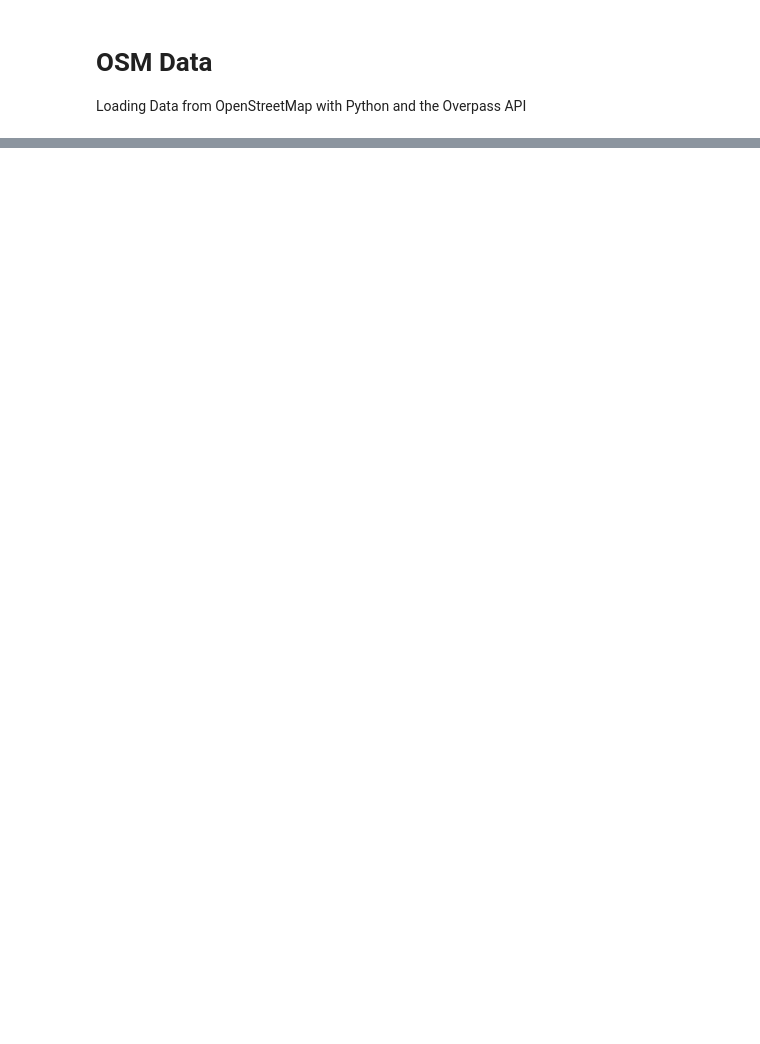
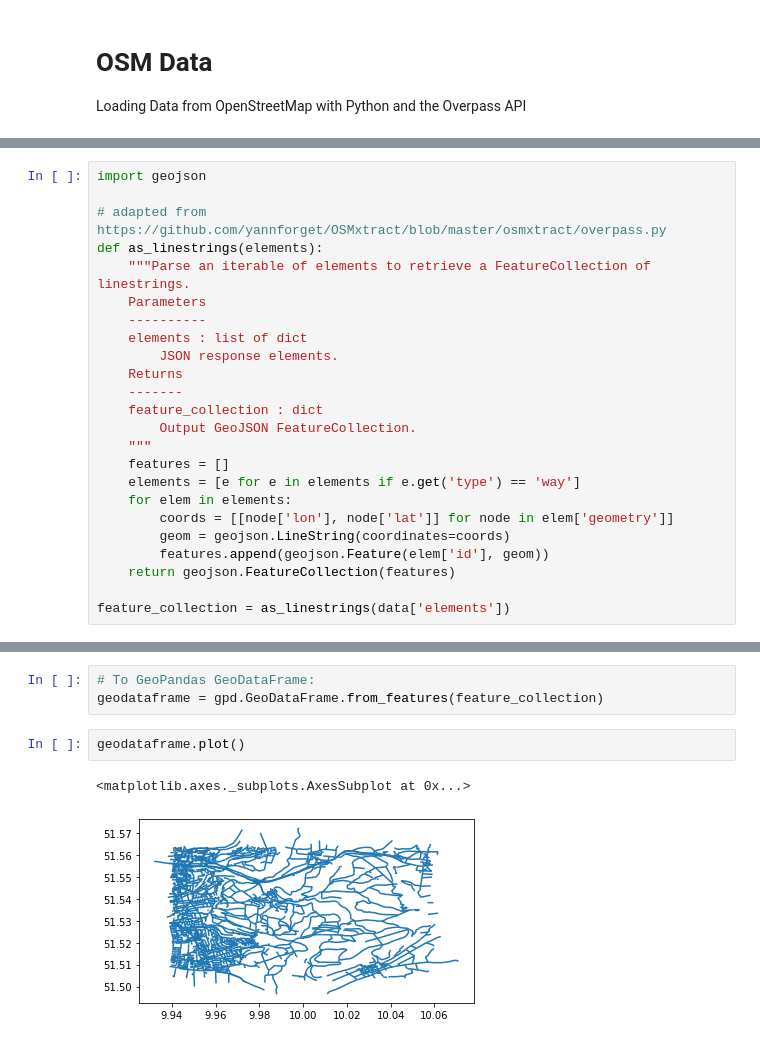
Before and after one commit to wiesehahn/waldmaske, a Jupyter notebook: notebooks/query_osm.ipynb, the cells around one changed output, grey strips where cells are left out. Saved outputs shown, nothing was run; the diff lists cells and outputs as text; blank space fills up the shorter version.

```diff
--- a/notebooks/query_osm.ipynb
+++ b/notebooks/query_osm.ipynb
@@ -62,0 +30,24 @@ Aktuell bekomme ich nur die Nodes der Wege, ich möchte aber die Linie als Geome
+# %%
+import geojson
+
+# adapted from https://github.com/yannforget/OSMxtract/blob/master/osmxtract/overpass.py
+def as_linestrings(elements):
+    """Parse an iterable of elements to retrieve a FeatureCollection of linestrings.
+    Parameters
+    ----------
+    elements : list of dict
+        JSON response elements.
+    Returns
+    -------
+    feature_collection : dict
+        Output GeoJSON FeatureCollection.
+    """
+    features = []
+    elements = [e for e in elements if e.get('type') == 'way']
+    for elem in elements:
+        coords = [[node['lon'], node['lat']] for node in elem['geometry']]
+        geom = geojson.LineString(coordinates=coords)
+        features.append(geojson.Feature(elem['id'], geom))
+    return geojson.FeatureCollection(features)
+
+feature_collection = as_linestrings(data['elements'])
@@ -62,0 +63,8 @@ Aktuell bekomme ich nur die Nodes der Wege, ich möchte aber die Linie als Geome
+# %%
+# To GeoPandas GeoDataFrame:
+geodataframe = gpd.GeoDataFrame.from_features(feature_collection)
+# %%
+geodataframe.plot()
+# %% [output]
+<matplotlib.axes._subplots.AxesSubplot at 0x...>
+[figure, added]
```
Also changed, not shown: parts of 4 cells of this notebook.
